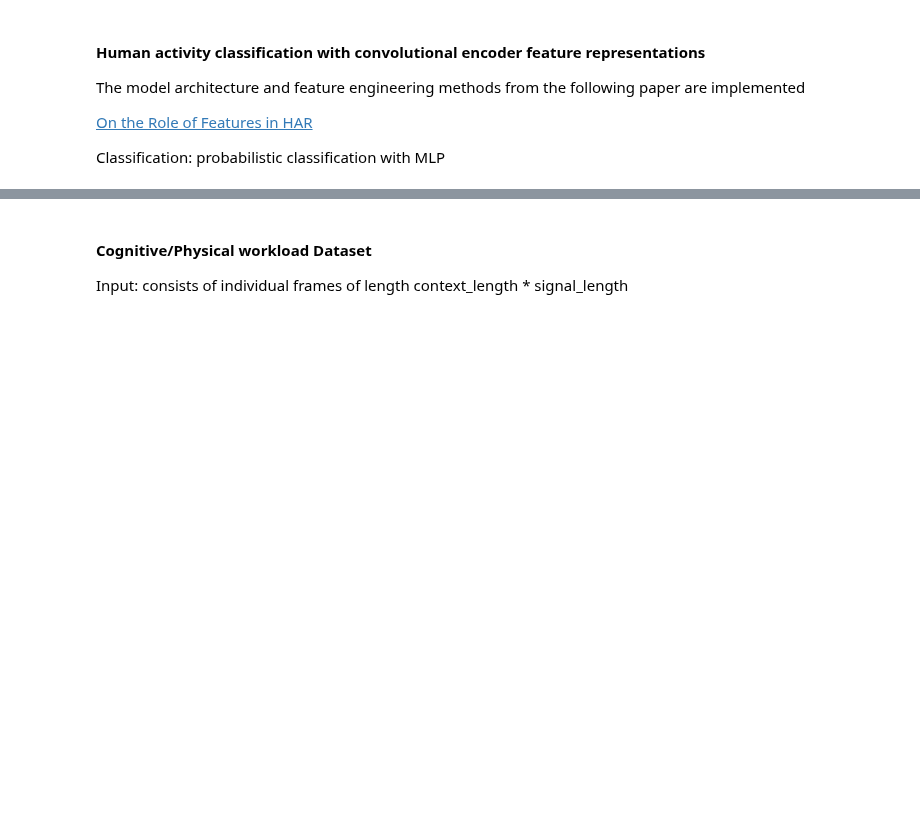
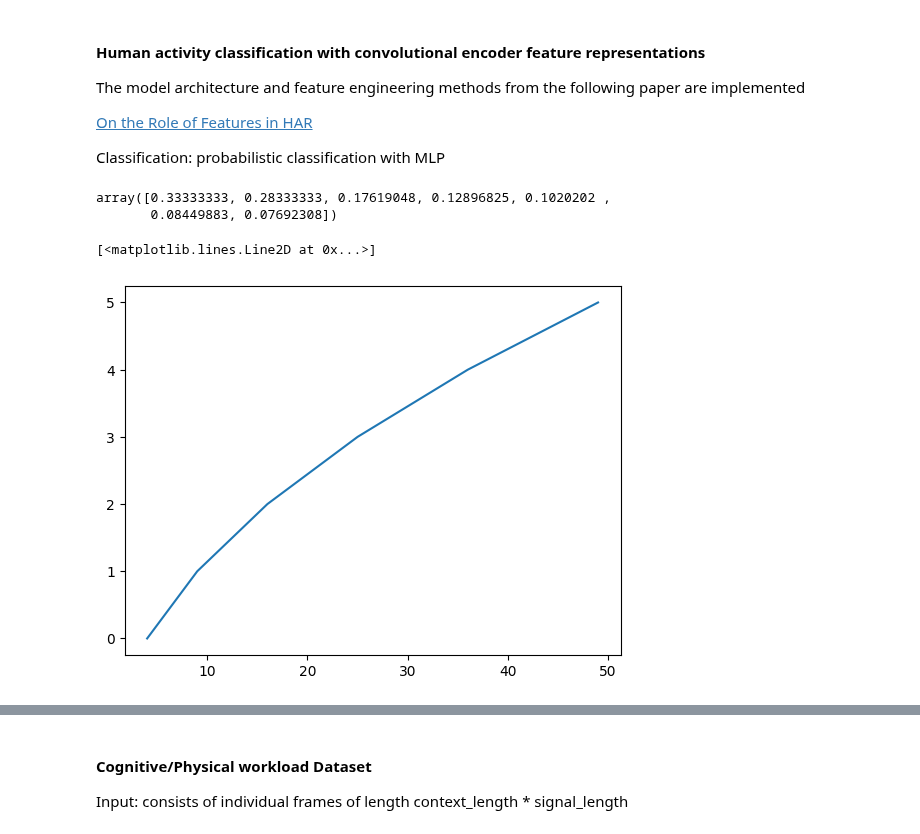
Before and after one commit to ericsallinger/msthesis, a Jupyter notebook: model_training/encoder_classification.ipynb, the cells around one changed output, grey strips where cells are left out. Saved outputs shown, nothing was run; the diff lists cells and outputs as text; code cells hidden in the pictures; blank space fills up the shorter version.

```diff
--- a/model_training/encoder_classification.ipynb
+++ b/model_training/encoder_classification.ipynb
@@ -23,3 +23,18 @@ from skopt.plots import plot_gaussian_process
 import matplotlib.pyplot as plt
 import seaborn as sns
 %matplotlib inline
+# %%
+s = pd.Series([1, 2, 3, 4, 5, 6,7])
+x = s[-12:].values**2
+y = np.arange(len(x))
+grad = np.gradient(y, x)
+
+grad
+# %% [output]
+array([0.33333333, 0.28333333, 0.17619048, 0.12896825, 0.1020202 ,
+       0.08449883, 0.07692308])
+# %%
+plt.plot(x, y)
+# %% [output]
+[<matplotlib.lines.Line2D at 0x...>]
+[figure, added]
```
Also changed, not shown: parts of 1 cell of this notebook, 1 other file.
